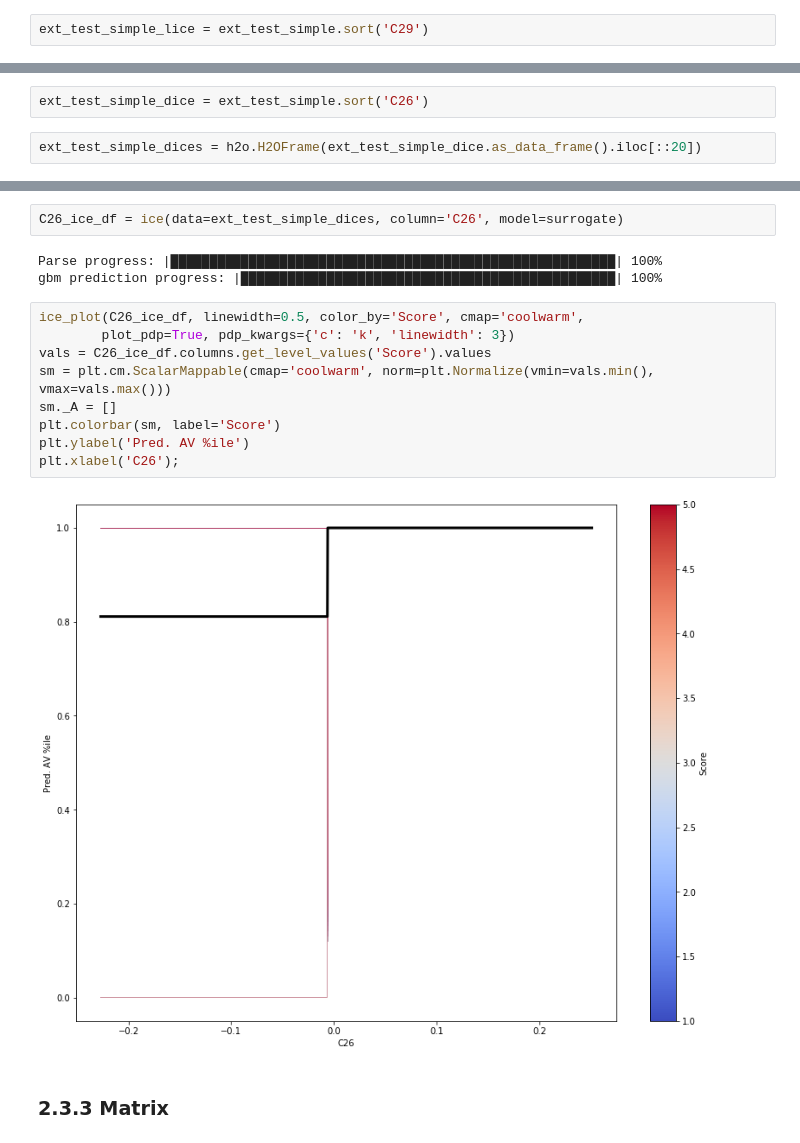
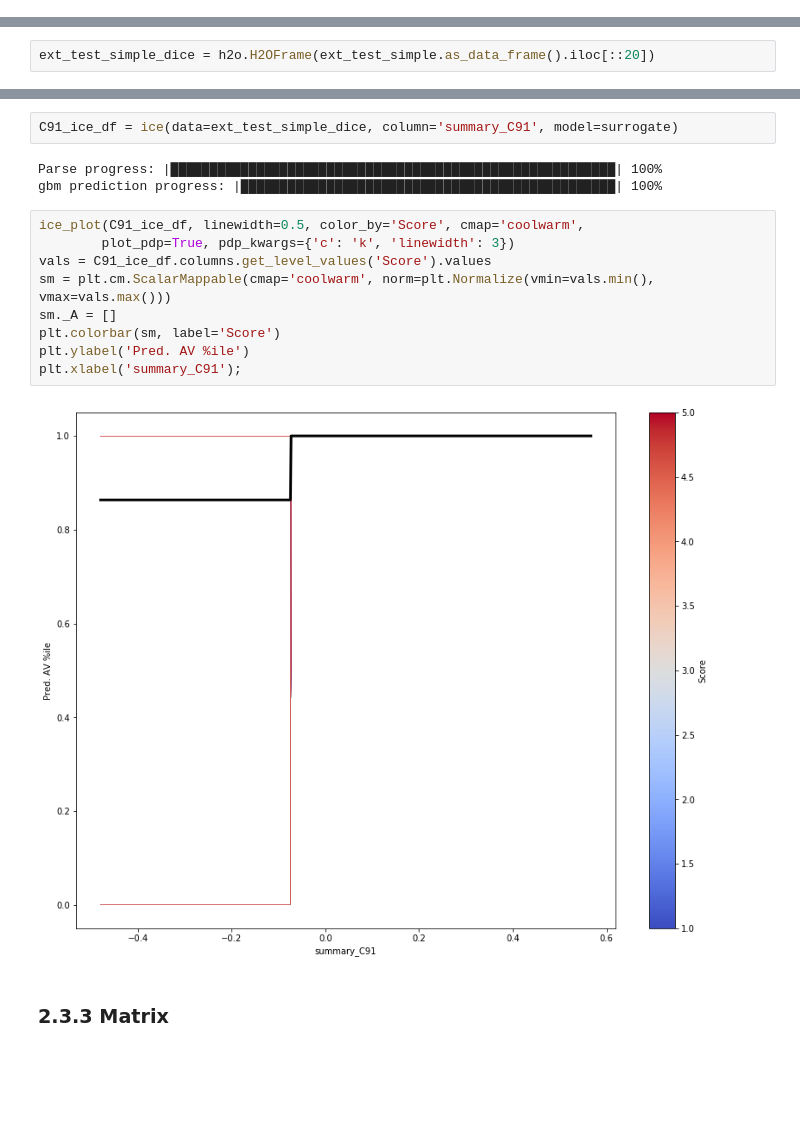
Before and after one commit to MandyMY/AI-Addin, a Jupyter notebook: notebook/Final Project.ipynb, the cells around one changed output, grey strips where cells are left out. Cells and saved outputs as stored; diff of their text form; blank space fills up the shorter version.

```diff
--- a/notebook/Final Project.ipynb
+++ b/notebook/Final Project.ipynb
@@ -322,5 +357,3 @@ PartialDependencePlot progress: |███████████████
 # %% [markdown]
 #### Individual Conditional Expectation (ICE)
-# %%
-ext_test_simple_lice = ext_test_simple.sort('C29')
 # %%
@@ -525,9 +577,7 @@ PartialDependencePlot progress: |███████████████
 # %% [markdown]
 #### Individual Conditional Expectation (ICE)
-# %%
-ext_test_simple_dice = ext_test_simple.sort('C26')
 # %%
-ext_test_simple_dices = h2o.H2OFrame(ext_test_simple_dice.as_data_frame().iloc[::20])
+ext_test_simple_dice = h2o.H2OFrame(ext_test_simple.as_data_frame().iloc[::20])
 # %% [output]
 Parse progress: |█████████████████████████████████████████████████████████| 100%
 # %%
@@ -535,21 +585,21 @@ ext_test_simple_dices.shape
 # %% [output]
 (558, 209)
 # %%
-C26_ice_df = ice(data=ext_test_simple_dices, column='C26', model=surrogate)
+C91_ice_df = ice(data=ext_test_simple_dice, column='summary_C91', model=surrogate)
 # %% [output]
 Parse progress: |█████████████████████████████████████████████████████████| 100%
 gbm prediction progress: |████████████████████████████████████████████████| 100%
 # %%
-ice_plot(C26_ice_df, linewidth=0.5, color_by='Score', cmap='coolwarm',
+ice_plot(C91_ice_df, linewidth=0.5, color_by='Score', cmap='coolwarm',
         plot_pdp=True, pdp_kwargs={'c': 'k', 'linewidth': 3})
-vals = C26_ice_df.columns.get_level_values('Score').values
+vals = C91_ice_df.columns.get_level_values('Score').values
 sm = plt.cm.ScalarMappable(cmap='coolwarm', norm=plt.Normalize(vmin=vals.min(), vmax=vals.max()))
 sm._A = []
 plt.colorbar(sm, label='Score')
 plt.ylabel('Pred. AV %ile')
-plt.xlabel('C26');
+plt.xlabel('summary_C91');
 # %% [output]
-[figure, old version]
+[figure, new version]
 # %% [markdown]
 ### 2.3.3 Matrix
 # %%
```
Also changed, not shown: parts of 37 cells of this notebook, 7 other files.
